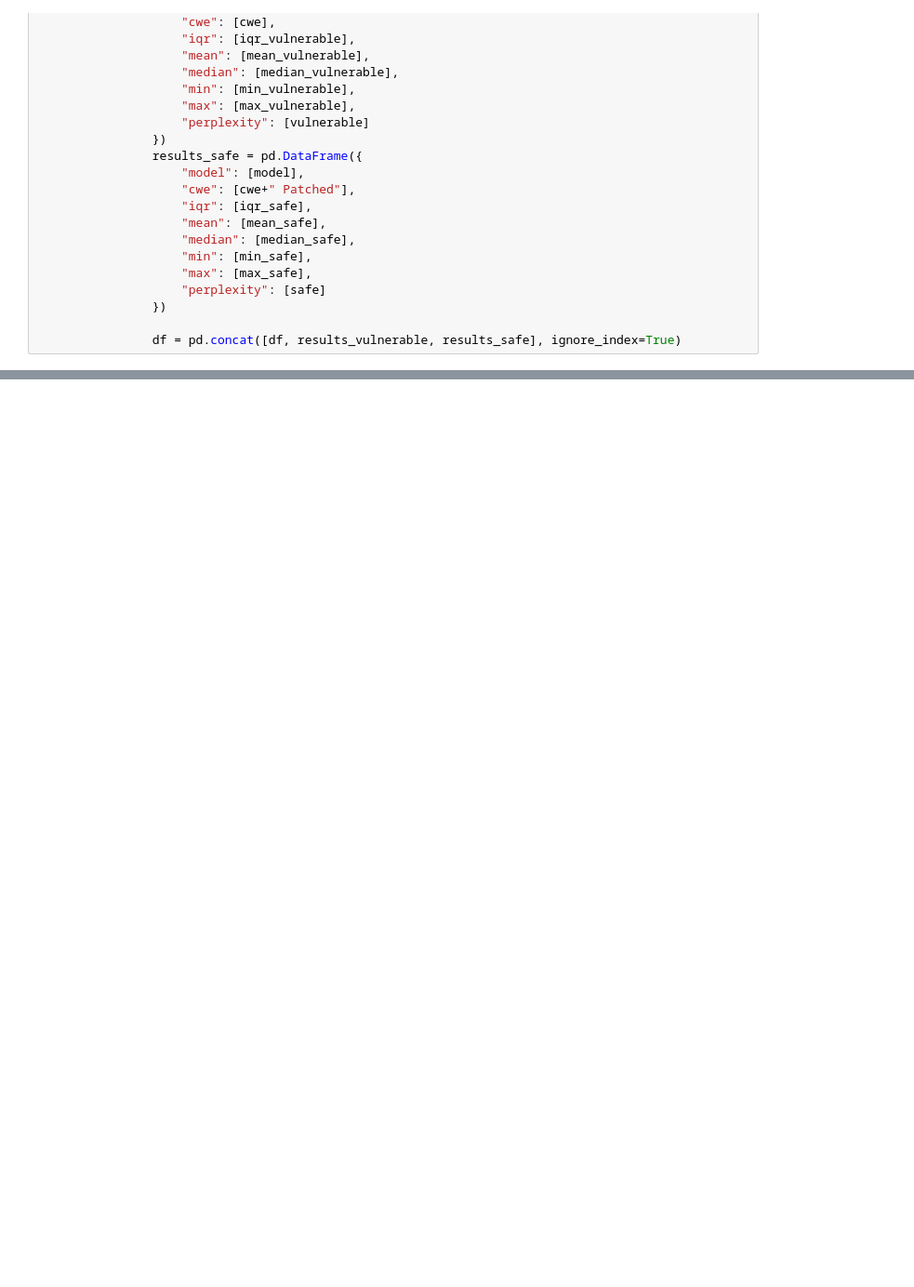
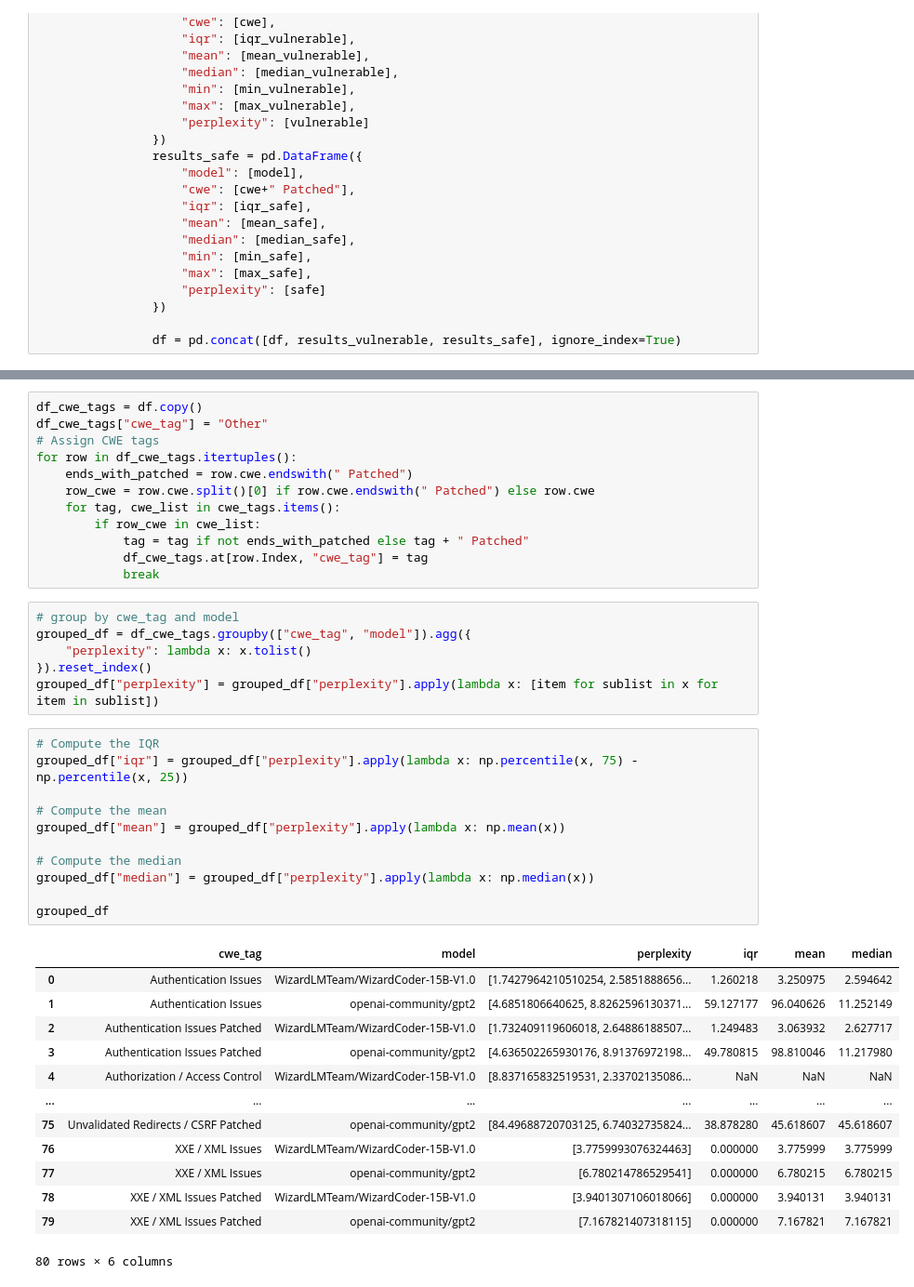
Before and after one commit to rufimelo99/lm-insecure-bias, a Jupyter notebook: sec_aware_cl/perplexity/perplexity.ipynb, the cells around one changed output, grey strips where cells are left out. Shown at 93% size. Cells and saved outputs as stored; diff of their text form; blank space fills up the shorter version.

```diff
--- a/sec_aware_cl/perplexity/perplexity.ipynb
+++ b/sec_aware_cl/perplexity/perplexity.ipynb
@@ -191,0 +313,43 @@ for i in range(0, len(unique_cwes), batch_size):
+# %%
+df_cwe_tags = df.copy()
+df_cwe_tags["cwe_tag"] = "Other"
+# Assign CWE tags
+for row in df_cwe_tags.itertuples():
+    ends_with_patched = row.cwe.endswith(" Patched")
+    row_cwe = row.cwe.split()[0] if row.cwe.endswith(" Patched") else row.cwe
+    for tag, cwe_list in cwe_tags.items():
+        if row_cwe in cwe_list:
+            tag = tag if not ends_with_patched else tag + " Patched"
+            df_cwe_tags.at[row.Index, "cwe_tag"] = tag
+            break
+# %%
+# group by cwe_tag and model
+grouped_df = df_cwe_tags.groupby(["cwe_tag", "model"]).agg({
+    "perplexity": lambda x: x.tolist()
+}).reset_index()
+grouped_df["perplexity"] = grouped_df["perplexity"].apply(lambda x: [item for sublist in x for item in sublist])
+# %%
+# Compute the IQR
+grouped_df["iqr"] = grouped_df["perplexity"].apply(lambda x: np.percentile(x, 75) - np.percentile(x, 25))
+
+# Compute the mean
+grouped_df["mean"] = grouped_df["perplexity"].apply(lambda x: np.mean(x))
+
+# Compute the median
+grouped_df["median"] = grouped_df["perplexity"].apply(lambda x: np.median(x))
+
+grouped_df
+# %% [output]
+|  | cwe_tag | model | perplexity | iqr | mean | median |
+| 0 | Authentication Issues | WizardLMTeam/WizardCoder-15B-V1.0 | [1.7427964210510254, 2.5851888656... | 1.260218 | 3.250975 | 2.594642 |
+| 1 | Authentication Issues | openai-community/gpt2 | [4.6851806640625, 8.8262596130371... | 59.127177 | 96.040626 | 11.252149 |
+| 2 | Authentication Issues Patched | WizardLMTeam/WizardCoder-15B-V1.0 | [1.732409119606018, 2.64886188507... | 1.249483 | 3.063932 | 2.627717 |
+| 3 | Authentication Issues Patched | openai-community/gpt2 | [4.636502265930176, 8.91376972198... | 49.780815 | 98.810046 | 11.217980 |
+| 4 | Authorization / Access Control | WizardLMTeam/WizardCoder-15B-V1.0 | [8.837165832519531, 2.33702135086... | NaN | NaN | NaN |
+| ... | ... | ... | ... | ... | ... | ... |
+| 75 | Unvalidated Redirects / CSRF Patched | openai-community/gpt2 | [84.49688720703125, 6.74032735824... | 38.878280 | 45.618607 | 45.618607 |
+| 76 | XXE / XML Issues | WizardLMTeam/WizardCoder-15B-V1.0 | [3.7759993076324463] | 0.000000 | 3.775999 | 3.775999 |
+| 77 | XXE / XML Issues | openai-community/gpt2 | [6.780214786529541] | 0.000000 | 6.780215 | 6.780215 |
+| 78 | XXE / XML Issues Patched | WizardLMTeam/WizardCoder-15B-V1.0 | [3.9401307106018066] | 0.000000 | 3.940131 | 3.940131 |
+| 79 | XXE / XML Issues Patched | openai-community/gpt2 | [7.167821407318115] | 0.000000 | 7.167821 | 7.167821 |
+80 rows × 6 columns
```
Also changed, not shown: parts of 6 cells of this notebook, 1 other file.
